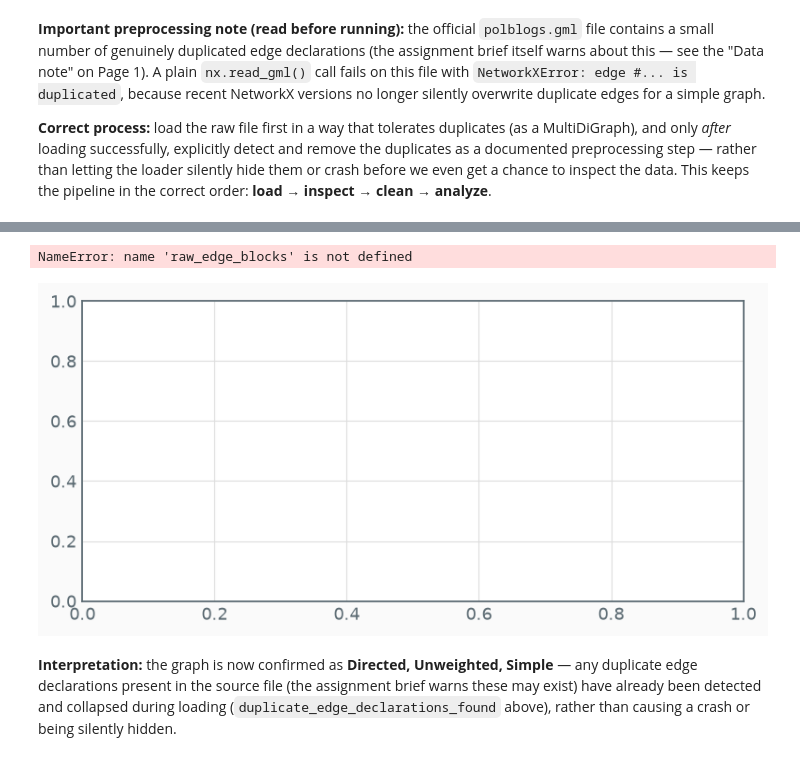
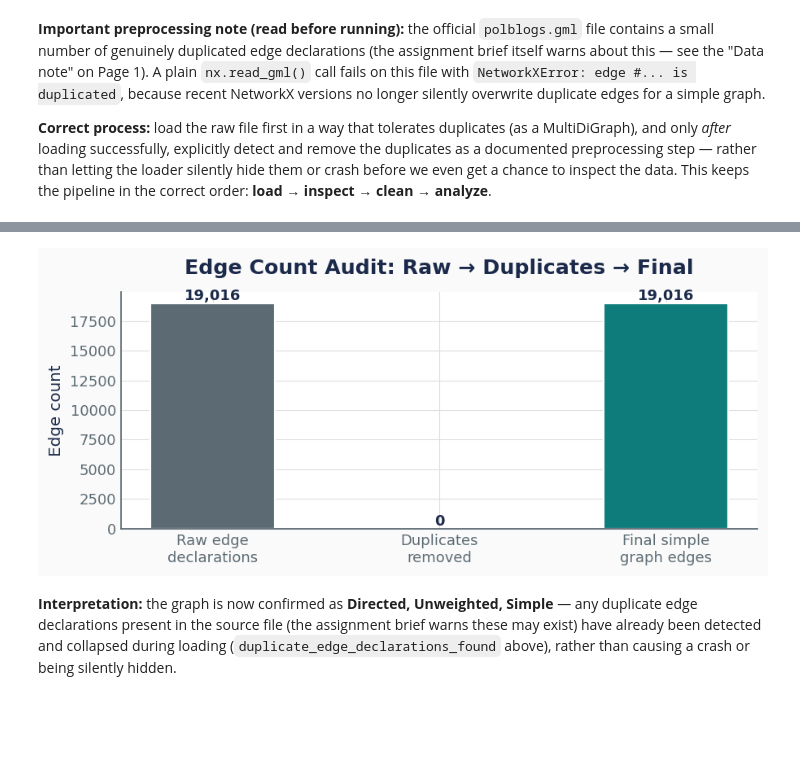
Before and after one commit to MAhmadThaheem/sntp_assignment1_polblogs, a Jupyter notebook: SNTP_Assignment01_Master.ipynb, the cells around one changed output, grey strips where cells are left out. Drawn from its saved outputs; the diff is of its cells as text; code cells hidden in the pictures; blank space fills up the shorter version.

```diff
--- a/SNTP_Assignment01_Master.ipynb
+++ b/SNTP_Assignment01_Master.ipynb
@@ -237,25 +265,24 @@ dtype: object
 # %%
 # ---- A.2 visual: raw edge declarations vs duplicates vs final edges ----
 fig, ax = plt.subplots(figsize=(7, 3.2))
-labels = ["Raw edge\ndeclarations", "Final simple\ngraph edges"]
-values = [raw_edge_blocks, G_raw.number_of_edges()]
+labels = ["Raw edge\ndeclarations", "Duplicates\nremoved", "Final simple\ngraph edges"]
+values = [raw_edge_blocks, duplicate_edges_found, G_raw.number_of_edges()]
 colors = [PALETTE["slate"], PALETTE["coral"], PALETTE["teal"]]
 
 bars = ax.bar(labels, values, color=colors, width=0.55, edgecolor="white", linewidth=1.2)
 for b, v in zip(bars, values):
     ax.text(b.get_x() + b.get_width()/2, v, f"{v:,}", ha="center", va="bottom",
             fontsize=10, fontweight="bold", color=PALETTE["navy"])
 
 ax.set_title("Edge Count Audit: Raw \u2192 Duplicates \u2192 Final", pad=12)
 ax.set_ylabel("Edge count")
 for spine in ["top", "right"]:
     ax.spines[spine].set_visible(False)
 plt.tight_layout()
 plt.savefig("outputs/figures/edge_count_audit.png", dpi=160, bbox_inches="tight")
 plt.show()
 # %% [output]
-NameError: name 'raw_edge_blocks' is not defined
-[figure, old version]
+[figure, new version]
 # %% [markdown]
 **Interpretation:** the graph is now confirmed as **Directed, Unweighted,
 Simple** — any duplicate edge declarations present in the source file
```
Also changed, not shown: parts of 18 cells of this notebook.
